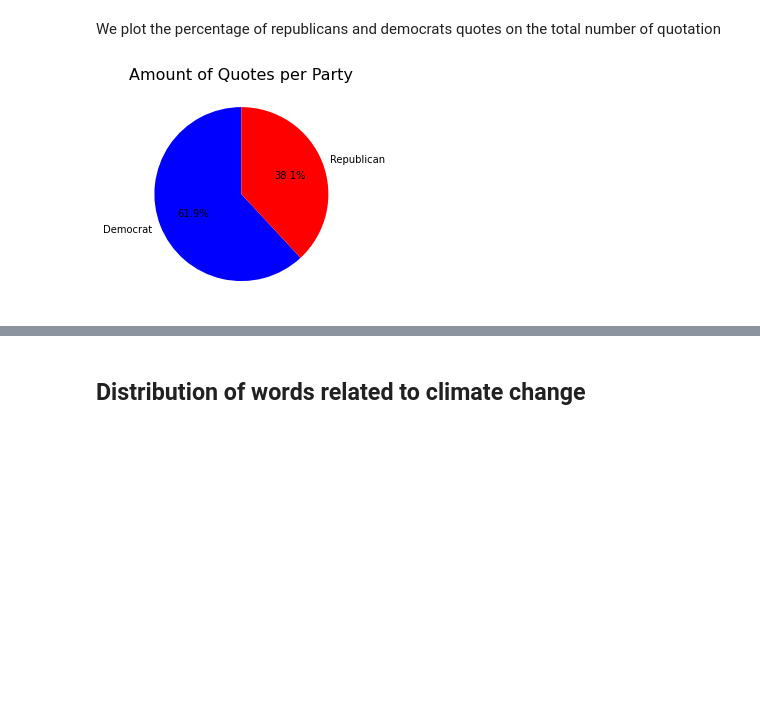
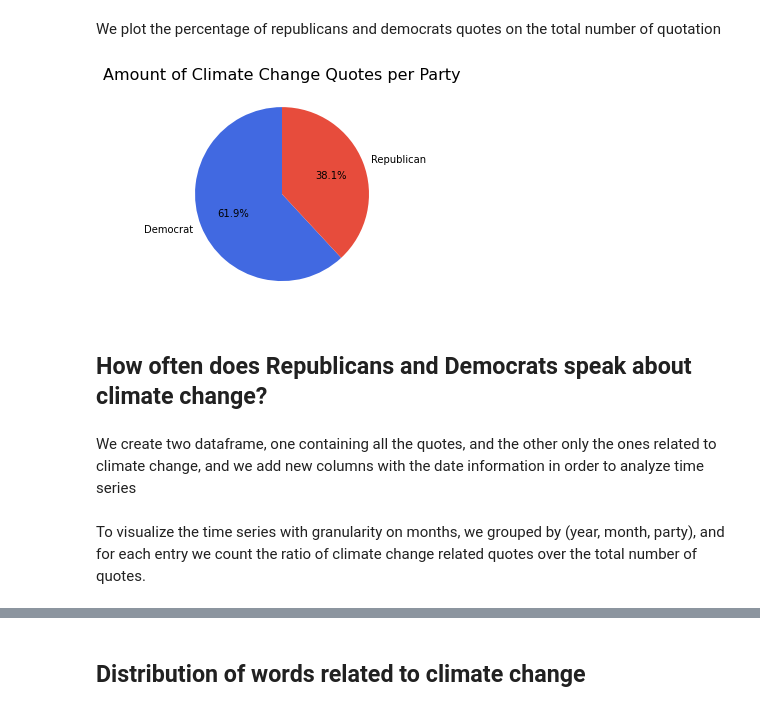
Before and after one commit to epfl-ada/ada-2021-project-the-internationadas, a Jupyter notebook: scripts/exploratory_data_analysis.ipynb, the cells around one changed output, grey strips where cells are left out. Cells and saved outputs as stored; diff of their text form; code cells hidden in the pictures; blank space fills up the shorter version.

Commit message:
add time series and some comments

```diff
--- a/scripts/exploratory_data_analysis.ipynb
+++ b/scripts/exploratory_data_analysis.ipynb
@@ -118,6 +118,9 @@ df
 The association between quotations and speakers is not given by a deterministic mapping. In fact, the column max_probas states the probability that a quotations has been delivered by the speaker which has been associated with (which is the max probability over all the speakers).
 
 First of all, we plot the distribution of these max probabilities.
+# %%
+dem_color = "#4169E1"
+rep_color = "#E74C3C"
 # %%
 # Plot the distribution of the speakers' probabilities
 df['max_probas'] = df['max_probas'].astype(float) # transform the string values into float
@@ -402,8 +384,12 @@ df.head()
 We plot the percentage of republicans and democrats quotes on the total number of quotation
 # %%
 df_party_piechart = df_climate_change.groupby(['party']).size()
-plt.pie(df_party_piechart, labels = df_party_piechart.index, colors = ['blue','red'], autopct='%1.1f%%', startangle=90)
-plt.title('Amount of Quotes per Party', fontsize=16)
+plt.pie(df_party_piechart, labels = df_party_piechart.index, colors = [dem_color, rep_color], autopct='%1.1f%%', startangle=90)
+plt.title('Amount of Climate Change Quotes per Party', fontsize=16)
 plt.show()
 # %% [output]
-[figure, old version]
+[figure, new version]
+# %% [markdown]
+## How often does Republicans and Democrats speak about climate change?
+# %% [markdown]
+We create two dataframe, one containing all the quotes, and the other only the ones related to climate change, and we add new columns with the date information in order to analyze time series
@@ -409,0 +406,2 @@ plt.show()
+# %% [markdown]
+To visualize the time series with granularity on months, we grouped by (year, month, party), and for each entry we count the ratio of climate change related quotes over the total number of quotes.
```
Also changed, not shown: parts of 27 cells of this notebook.
